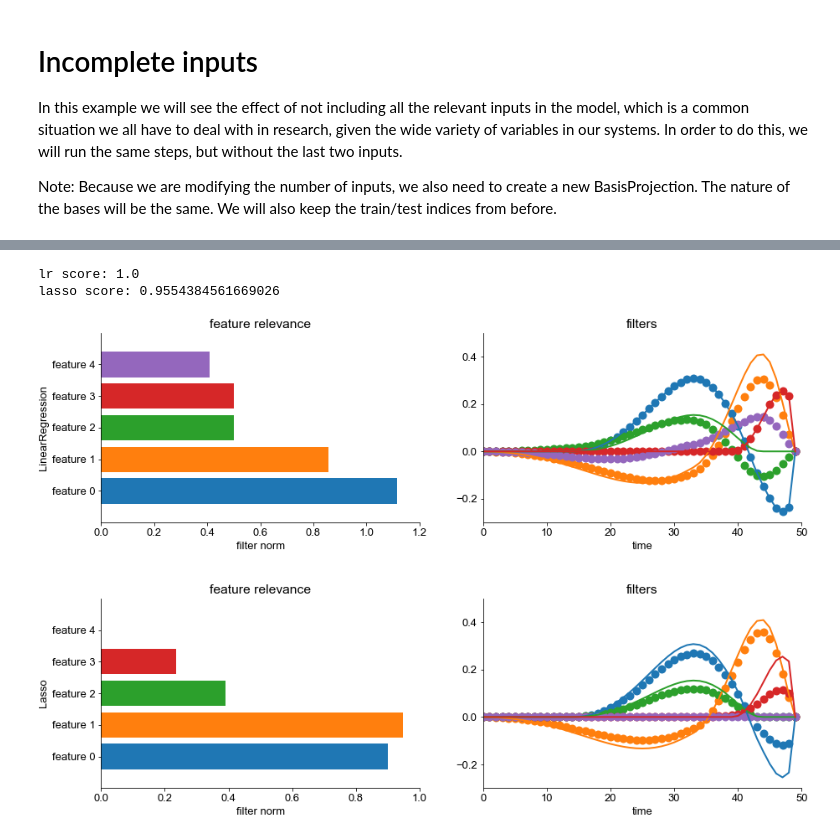
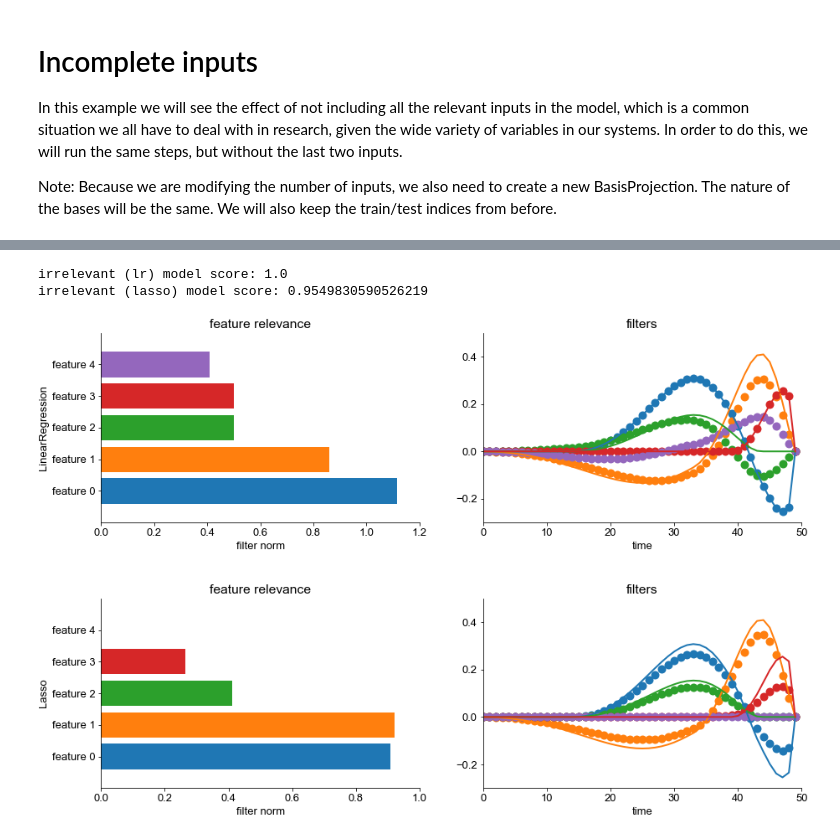
Before and after one commit to janclemenslab/glm_utils, a Jupyter notebook: demo/multiple_inputs.ipynb, the cells around one changed output, grey strips where cells are left out. Drawn from its saved outputs; the diff is of its cells as text; code cells hidden in the pictures.

```diff
--- a/demo/multiple_inputs.ipynb
+++ b/demo/multiple_inputs.ipynb
@@ -38,7 +35,7 @@ Note: keep in mind that depending on the structure of your data you might need t
 Tip: for data collected from multiple sources (experiments, individuals, trials, ...), it is recommended to store the time-delay-embedding (will be explained later) of the specific data points that you are interested.
 # %%
 
-x, y, filters = get_data()
+x, y, filters = get_data(npoints = 5000)
 
 npoints, ninputs = x.shape
 
@@ -389,88 +387,76 @@ plt.show()
 # %%
 # data
-x, y, filters = get_data()
-x = np.concatenate((x,x[:,[1]]+x[:,[2]]),axis=1)
-x[:,-1] = (x[:,-1] - np.mean(x[:,-1]))/np.std(x[:,-1]) # normalize new feature
-npoints, ninputs = x.shape
+x_redundant = np.concatenate((x,x[:,[1]]+x[:,[2]]),axis=1)
+x_redundant[:,-1] = (x_redundant[:,-1] - np.mean(x_redundant[:,-1]))/np.std(x_redundant[:,-1]) # normalize new feature
 
 # bases
-B = glm_utils.bases.raised_cosine(1, 5, [1, 23], 9)
-B_multi = glm_utils.bases.multifeature_basis(B, ninputs)  # should explain what/why we do this here
-basis_multi_projection = BasisProjection(B_multi)  # should explain what/why we do this here
-window_size, nbases = B.shape
+B_redundant = multifeature_basis(B, ninputs+1)  # should explain what/why we do this here
+basis_projection_redundant = BasisProjection(B_redundant)  # should explain what/why we do this here
 
 # time-delay-embedding
-Xmulti, ymulti = time_delay_embedding(x, y, window_size=window_size, flatten_inside_window=True)
-
-# choose how many random samples to take from the data (less or equal than the available data, npoints)
-nsamples = 1000
-sample_idxs = np.random.choice(np.arange(ymulti.shape[0]),nsamples,replace=False)
-
-# sample
-Xmulti = Xmulti[sample_idxs]
-ymulti = ymulti[sample_idxs]
+X_redundant, ymulti = time_delay_embedding(x_redundant, y, window_size=window_size, flatten_inside_window=True)
 
 # project
-Xmulti_b = basis_multi_projection.transform(Xmulti)
+X_redundant_b = basis_projection_redundant.transform(X_redundant)
 
 # train
 lr = lm.LinearRegression()
-lr.fit(Xmulti_b, ymulti)
-print('lr score:',lr.score(Xmulti_b, ymulti))
+lr.fit(X_redundant_b[train_idxs], ymulti[train_idxs])
+print(f'irrelevant (lr) model score: {lr.score(X_redundant_b[test_idxs], ymulti[test_idxs])}')
 
 # train (with lasso)
 lr_lasso = lm.Lasso()
-lr_lasso.fit(Xmulti_b, ymulti)
-print('lasso score:',lr_lasso.score(Xmulti_b, ymulti))
+lr_lasso.fit(X_redundant_b[train_idxs], ymulti[train_idxs])
+print(f'irrelevant (lasso) model score: {lr_lasso.score(X_redundant_b[test_idxs], ymulti[test_idxs])}')
 
 # reconstruct
 basis_weights = lr.coef_
-estimated_filters = basis_multi_projection.inverse_transform(basis_weights)
-estimated_filters = np.squeeze(estimated_filters)    # inverse transform returns a [1, ncoefs] array
+estimated_filters = basis_projection_redundant.inverse_transform(basis_weights)
+estimated_filters = estimated_filters.reshape((-1,window_size))
 
 # reconstruct (with lasso)
 basis_weights_lasso = lr_lasso.coef_
-estimated_filters_lasso = basis_multi_projection.inverse_transform(basis_weights_lasso)
-estimated_filters_lasso = np.squeeze(estimated_filters_lasso)    # inverse transform returns a [1, ncoefs] array
+estimated_filters_lasso = basis_projection_redundant.inverse_transform(basis_weights_lasso)
+estimated_filters_lasso = estimated_filters_lasso.reshape((-1,window_size))
 
 # relevance plot for lr
-features_names = [f'feature {ii}' for ii in range(ninputs)]
+features_names = [f'feature {ii}' for ii in range(ninputs+1)]
 plt.figure(figsize=[15,10])
 plt.subplot(221)
-for ii in range(ninputs):
-    frob_norm = np.linalg.norm(estimated_filters[ii*window_size:(ii+1)*window_size])
+for ii in range(ninputs+1):
+    frob_norm = np.linalg.norm(estimated_filters[ii])
     plt.barh(ii,frob_norm)
-plt.yticks(np.arange(ninputs),features_names)
+plt.yticks(np.arange(ninputs+1),features_names)
 plt.xlabel('filter norm')
 plt.title('feature relevance')
 plt.ylabel('LinearRegression')
 plt.subplot(222)
-for ii in range(ninputs):
-    plt.plot(estimated_filters[ii*window_size:(ii+1)*window_size], 'o', linewidth=2, markersize=10)
+for ii in range(ninputs+1):
+    plt.plot(estimated_filters[ii], 'o', linewidth=2, markersize=10)
 plt.gca().set_prop_cycle(None)
 plt.plot(filters, linewidth=2)
 plt.xlabel('time')
 plt.title('filters')
 
 # relevance plot for lasso
 plt.subplot(223)
-for ii in range(ninputs):
-    frob_norm = np.linalg.norm(estimated_filters_lasso[ii*window_size:(ii+1)*window_size])
+for ii in range(ninputs+1):
+    frob_norm = np.linalg.norm(estimated_filters_lasso[ii])
     plt.barh(ii,frob_norm)
-plt.yticks(np.arange(ninputs),features_names)
+plt.yticks(np.arange(ninputs+1),features_names)
 plt.xlabel('filter norm')
 plt.title('feature relevance')
 plt.ylabel('Lasso')
 plt.subplot(224)
-for ii in range(ninputs):
-    plt.plot(estimated_filters_lasso[ii*window_size:(ii+1)*window_size], 'o', linewidth=2, markersize=10)
+for ii in range(ninputs+1):
+    plt.plot(estimated_filters_lasso[ii], 'o', linewidth=2, markersize=10)
 plt.gca().set_prop_cycle(None)
 plt.plot(filters, linewidth=2)
 plt.xlabel('time')
 plt.title('filters')
 plt.subplots_adjust(hspace=0.4,wspace=0.2)
 plt.show()
 # %% [output]
-lr score: 1.0
-lasso score: 0.9554384561669026
+irrelevant (lr) model score: 1.0
+irrelevant (lasso) model score: 0.9549830590526219
-[figure, old version]
+[figure, new version]
```
Also changed, not shown: parts of 16 cells of this notebook.
